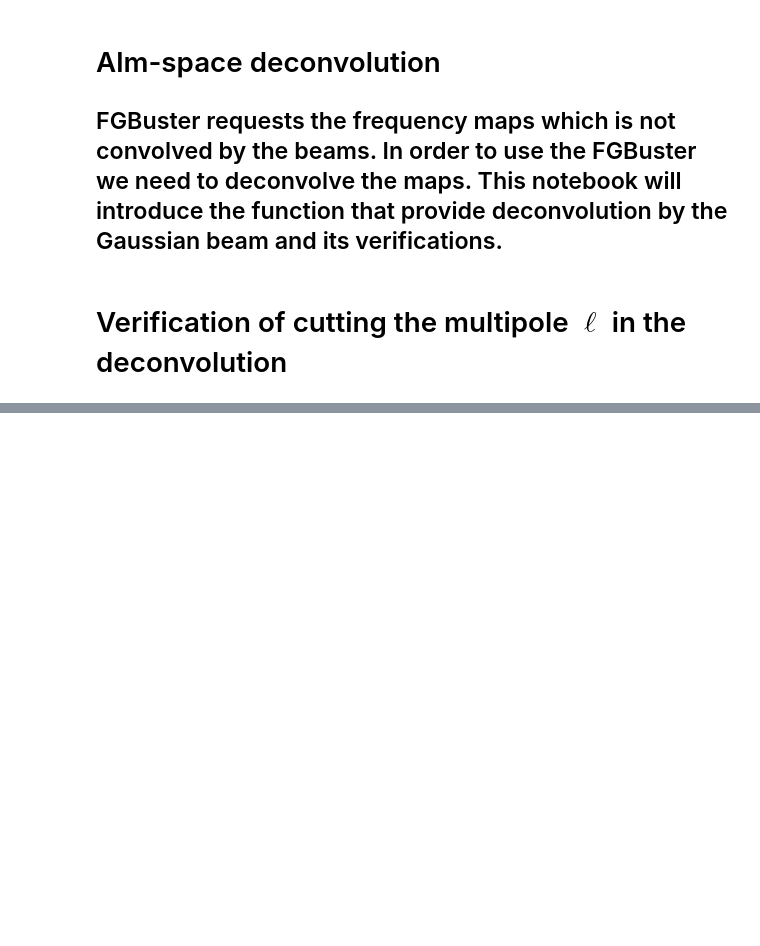
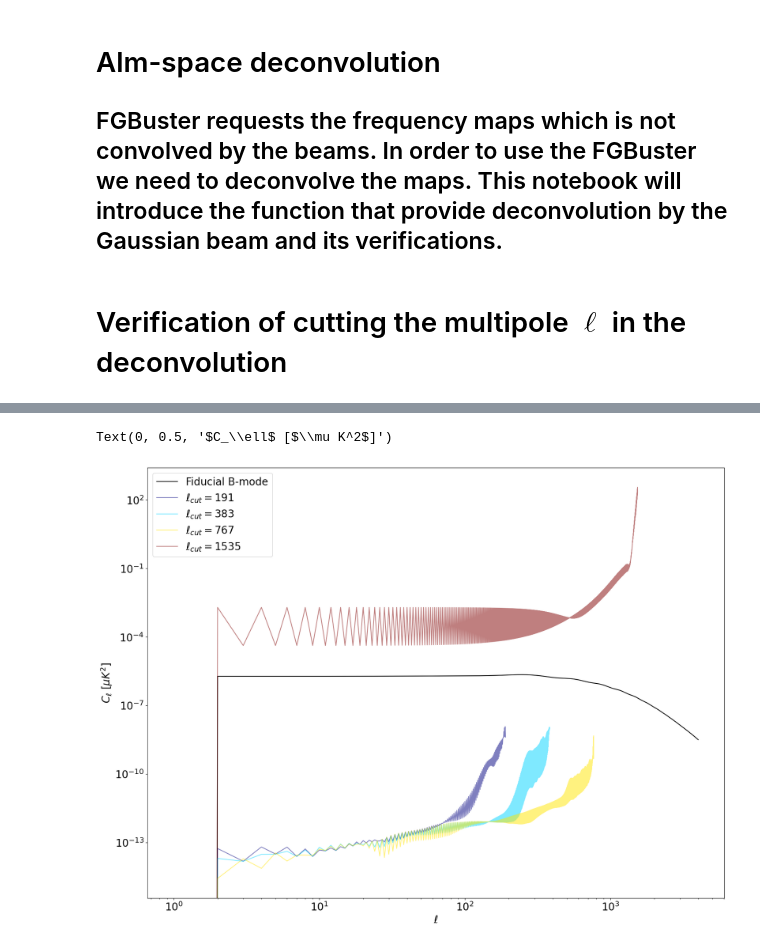
Before and after one commit to yusuke-takase/lbsim_tools, a Jupyter notebook: notebooks/deconv_verification.ipynb, the cells around one changed output, grey strips where cells are left out. Saved outputs shown, nothing was run; the diff lists cells and outputs as text; code cells hidden in the pictures; blank space fills up the shorter version.

```diff
--- a/notebooks/deconv_verification.ipynb
+++ b/notebooks/deconv_verification.ipynb
@@ -68,0 +115,14 @@ Text(0, 0.5, '$C_\\ell$ [$\\mu K^2$]')
+# %%
+plt.rcParams.update({'font.size': 20})
+plt.figure(figsize=(20,15))
+stokes = 2
+plt.loglog(inputcl[stokes,:], label="Fiducial B-mode", color="black")
+jet_colors = plt.cm.jet(np.linspace(0, 1, len(cl_list)))
+for i, cl in enumerate(rescl_list):
+    plt.loglog(cl[stokes, :cut_off[i]], color=jet_colors[i], label="$\ell_{cut}=$"+str(cut_off[i]), alpha=0.5)
+plt.legend()
+plt.xlabel("$\ell$")
+plt.ylabel("$C_\ell$ [$\mu K^2$]")
+# %% [output]
+Text(0, 0.5, '$C_\\ell$ [$\\mu K^2$]')
+[figure, added]
```
Also changed, not shown: parts of 8 cells of this notebook, 3 other files.
